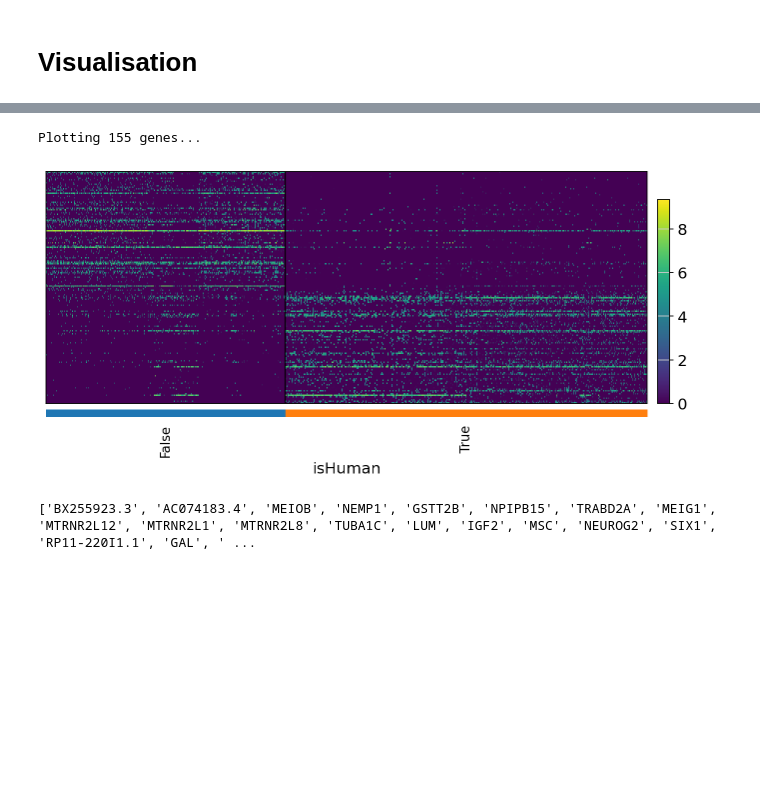
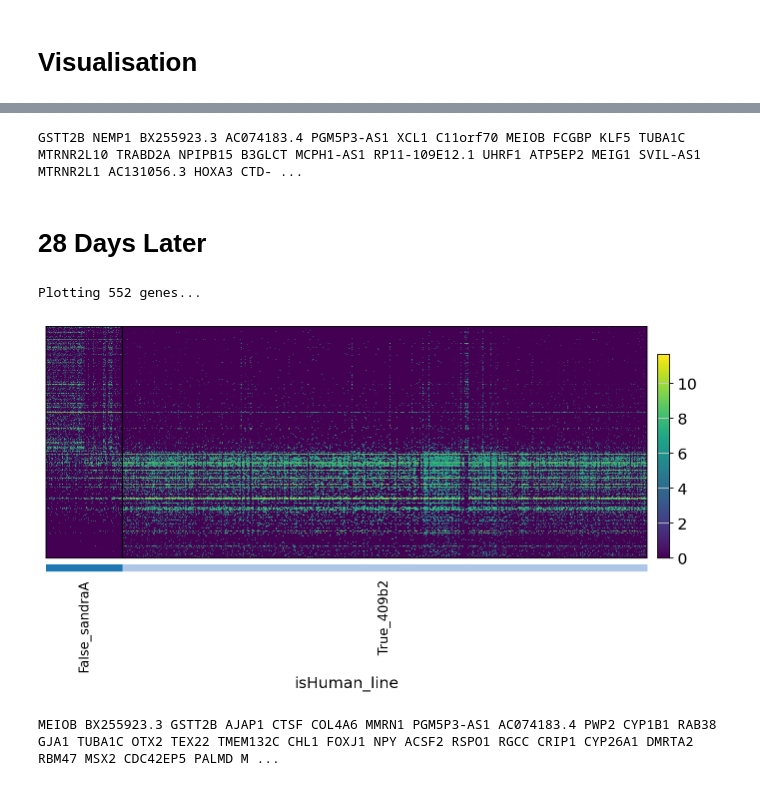
Before and after one commit to vessemer/INeurons, a Jupyter notebook: IPython/DGE.ipynb, the cells around one changed output, grey strips where cells are left out. Drawn from its saved outputs; the diff is of its cells as text; code cells hidden in the pictures; blank space fills up the shorter version.

```diff
--- a/IPython/DGE.ipynb
+++ b/IPython/DGE.ipynb
@@ -126,7 +91,6 @@ Name: count, dtype: int64
 # %%
 idxs = np.prod([
-    adata.obs.time.apply(lambda x: x in [ 'd14']),#, 'd35' ]),
-    # adata.obs.line.apply(lambda x: x.lower() in config.HUMANS),
+    adata.obs.time.apply(lambda x: x in [ 'd35' ]),#, 'd35' ]),
 ], axis=0, dtype=np.bool_)
 selected = adata[idxs, :].copy()
 selected.obs.head()
@@ -415,10 +181,13 @@ Plotting 26 genes...
+# %%
+ranked.to_csv(config.PATHS.LOGS/'w2_markers.csv')
+print(' '.join(markers))
+# %% [output]
+GSTT2B NEMP1 BX255923.3 AC074183.4 PGM5P3-AS1 XCL1 C11orf70 MEIOB FCGBP KLF5 TUBA1C MTRNR2L10 TRABD2A NPIPB15 B3GLCT MCPH1-AS1 RP11-109E12.1 UHRF1 ATP5EP2 MEIG1 SVIL-AS1 MTRNR2L1 AC131056.3 HOXA3 CTD- ...
+# %% [markdown]
+# 28 Days Later
 # %%
 selected.obs.isHuman = selected.obs.isHuman.astype(str)
-markers = plot_heatmap(selected, "edgeR_C2+C3")
+markers = vs.plot_heatmap(selected, "edgeR_C2+C3")
 # %% [output]
-Plotting 155 genes...
+Plotting 552 genes...
-[figure, old version]
+[figure, new version]
-# %%
-print(markers)
-# %% [output]
-['BX255923.3', 'AC074183.4', 'MEIOB', 'NEMP1', 'GSTT2B', 'NPIPB15', 'TRABD2A', 'MEIG1', 'MTRNR2L12', 'MTRNR2L1', 'MTRNR2L8', 'TUBA1C', 'LUM', 'IGF2', 'MSC', 'NEUROG2', 'SIX1', 'RP11-220I1.1', 'GAL', ' ...
@@ -455,0 +194,5 @@ def volcano_plot(adata, group_key, group_name="clusters", groupby="time", title=
+# %%
+ranked.to_csv(config.PATHS.LOGS/'w4_markers.csv')
+print(' '.join(markers))
+# %% [output]
+MEIOB BX255923.3 GSTT2B AJAP1 CTSF COL4A6 MMRN1 PGM5P3-AS1 AC074183.4 PWP2 CYP1B1 RAB38 GJA1 TUBA1C OTX2 TEX22 TMEM132C CHL1 FOXJ1 NPY ACSF2 RSPO1 RGCC CRIP1 CYP26A1 DMRTA2 RBM47 MSX2 CDC42EP5 PALMD M ...
```
Also changed, not shown: parts of 52 cells of this notebook.
